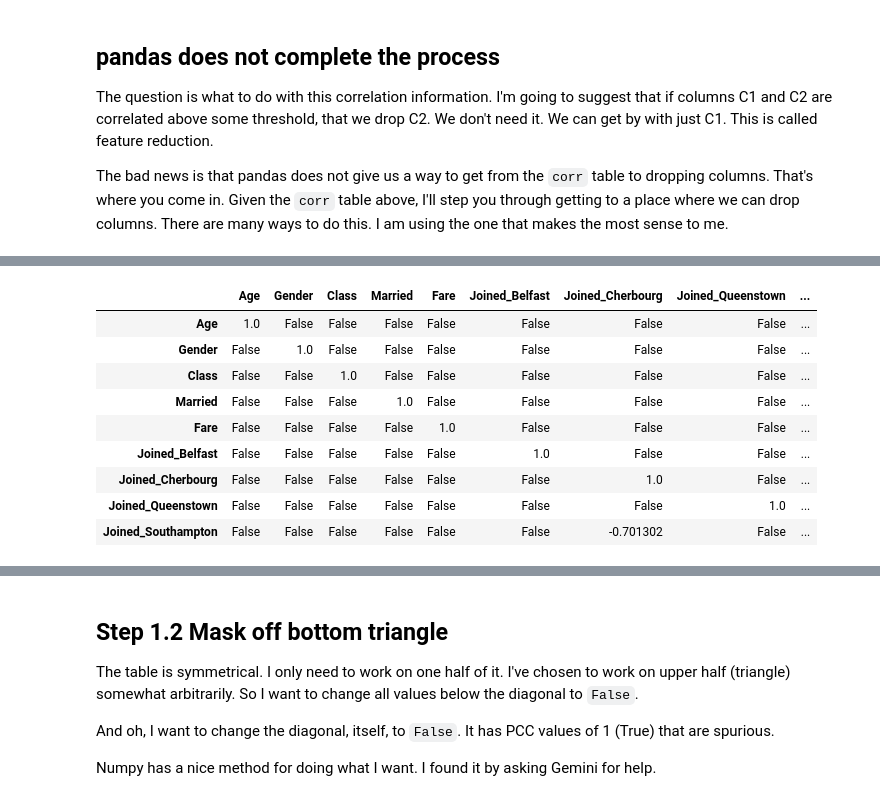
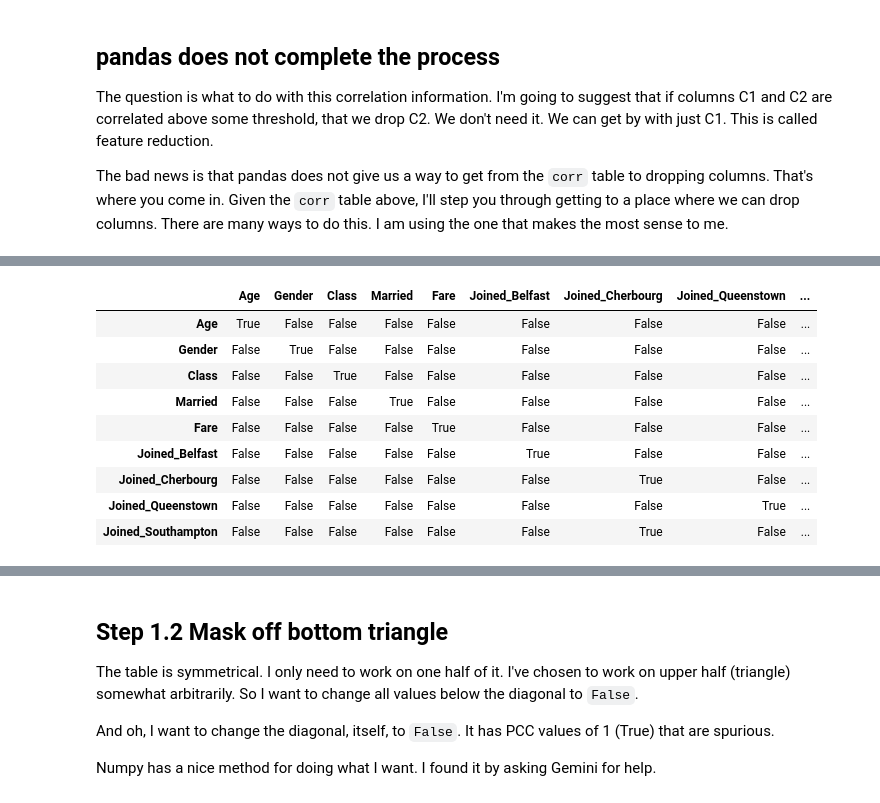
Before and after one commit to MarvNC/cs523, a Jupyter notebook: s25_chapter3_handout.ipynb, the cells around one changed output, grey strips where cells are left out. Cells and saved outputs as stored; diff of their text form; code cells hidden in the pictures.

```diff
--- a/s25_chapter3_handout.ipynb
+++ b/s25_chapter3_handout.ipynb
@@ -258,21 +258,21 @@ threshold = .4
 # %%
 # Hint: there is a way to create a new table with only absolute values. No loops needed.
 #And there is a way to create a True/False table based on a condition. No loops needed.
 #And you can do it in one line if you feel brave!
 
-masked_df = df_corr.mask(df_corr < threshold, other=False)
+masked_df = df_corr.map(lambda x: True if abs(x) > threshold else False)
 masked_df
 # %% [output]
 |  | Age | Gender | Class | Married | Fare | Joined_Belfast | Joined_Cherbourg | Joined_Queenstown | ... |
-| Age | 1.0 | False | False | False | False | False | False | False | ... |
-| Gender | False | 1.0 | False | False | False | False | False | False | ... |
-| Class | False | False | 1.0 | False | False | False | False | False | ... |
-| Married | False | False | False | 1.0 | False | False | False | False | ... |
-| Fare | False | False | False | False | 1.0 | False | False | False | ... |
-| Joined_Belfast | False | False | False | False | False | 1.0 | False | False | ... |
-| Joined_Cherbourg | False | False | False | False | False | False | 1.0 | False | ... |
-| Joined_Queenstown | False | False | False | False | False | False | False | 1.0 | ... |
-| Joined_Southampton | False | False | False | False | False | False | -0.701302 | False | ... |
+| Age | True | False | False | False | False | False | False | False | ... |
+| Gender | False | True | False | False | False | False | False | False | ... |
+| Class | False | False | True | False | False | False | False | False | ... |
+| Married | False | False | False | True | False | False | False | False | ... |
+| Fare | False | False | False | False | True | False | False | False | ... |
+| Joined_Belfast | False | False | False | False | False | True | False | False | ... |
+| Joined_Cherbourg | False | False | False | False | False | False | True | False | ... |
+| Joined_Queenstown | False | False | False | False | False | False | False | True | ... |
+| Joined_Southampton | False | False | False | False | False | False | True | False | ... |
 # %% [markdown]
 ### What I get
 
```
Also changed, not shown: parts of 6 cells of this notebook.
